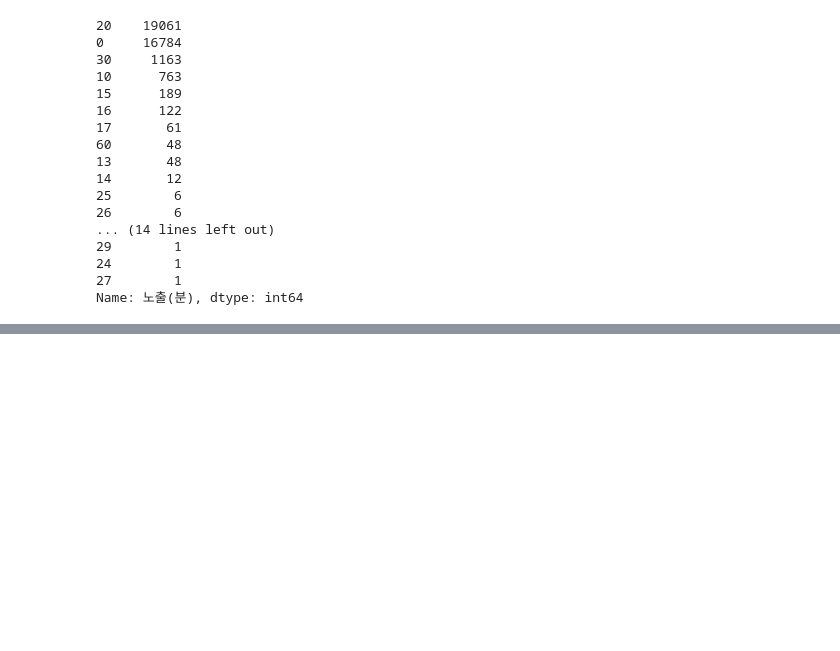
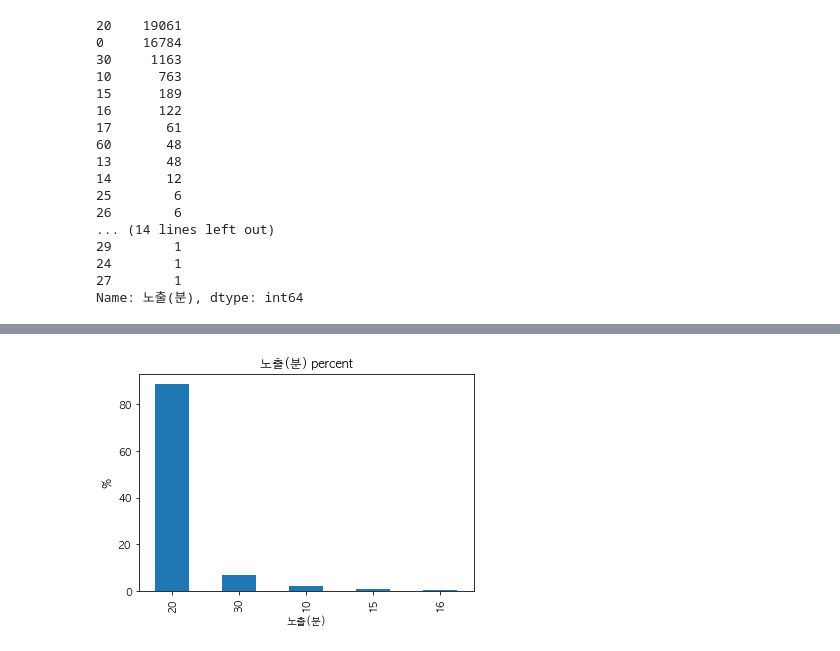
Before and after one commit to HongyeobKim/Project, a Jupyter notebook: NS-Shop/Data-Preparation-and-Exploration.ipynb, the cells around one changed output, grey strips where cells are left out. Saved outputs shown, nothing was run; the diff lists cells and outputs as text; code cells hidden in the pictures; blank space fills up the shorter version.

```diff
--- a/NS-Shop/Data-Preparation-and-Exploration.ipynb
+++ b/NS-Shop/Data-Preparation-and-Exploration.ipynb
@@ -250,2 +281,9 @@ plt.show()
+# %%
+(sales_result_ds['노출(분)'].value_counts() / sales_result_ds['노출(분)'].count() * 100)[:5].plot(kind = 'bar', title = '노출(분) percent')
+plt.xlabel('노출(분)')
+plt.ylabel('%')
+plt.show()
+# %% [output]
+[figure, added]
 # %%
 print("가장 긴 노출(분): ", sales_result_ds['노출(분)'].max())
```
Also changed, not shown: parts of 24 cells of this notebook.
